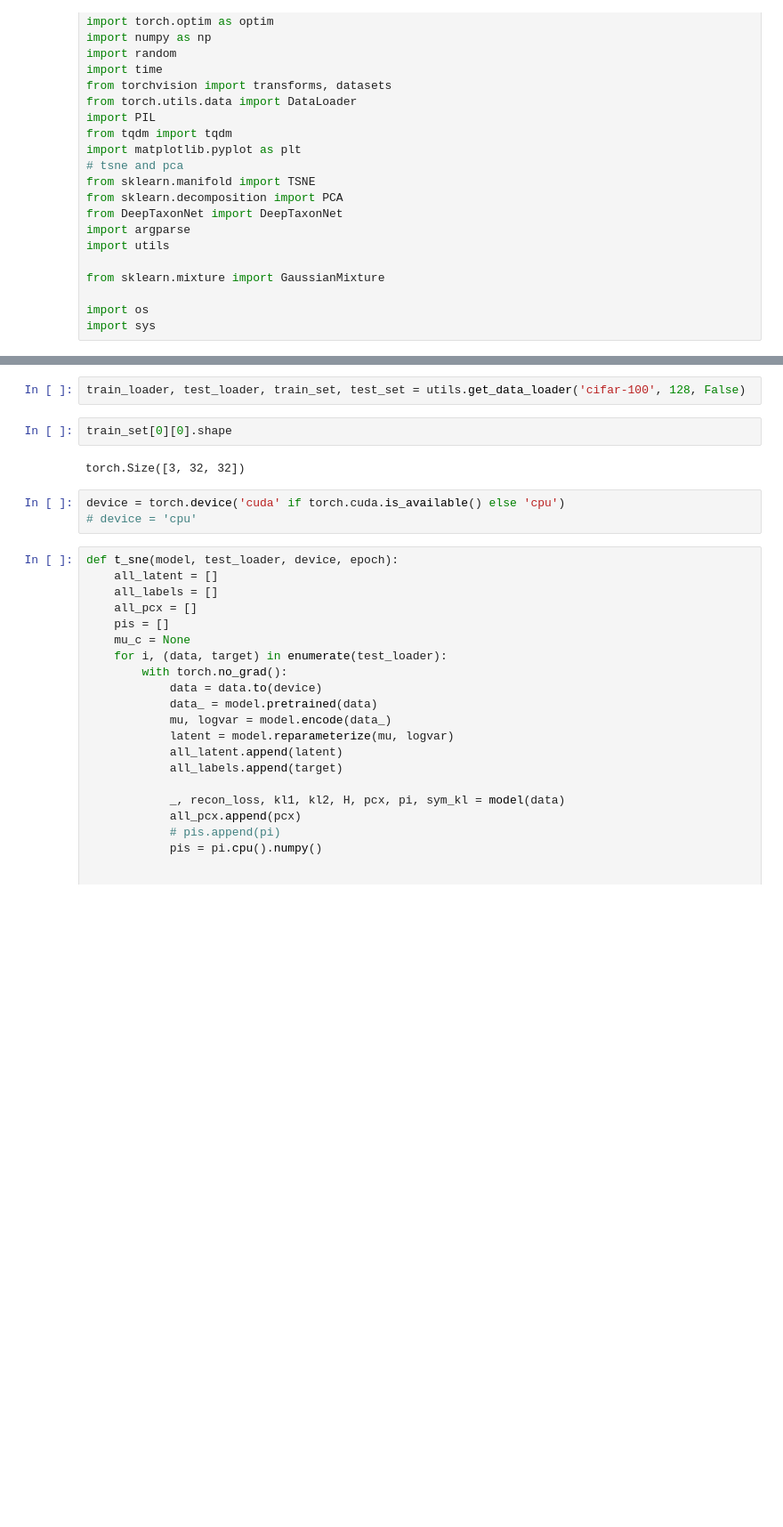
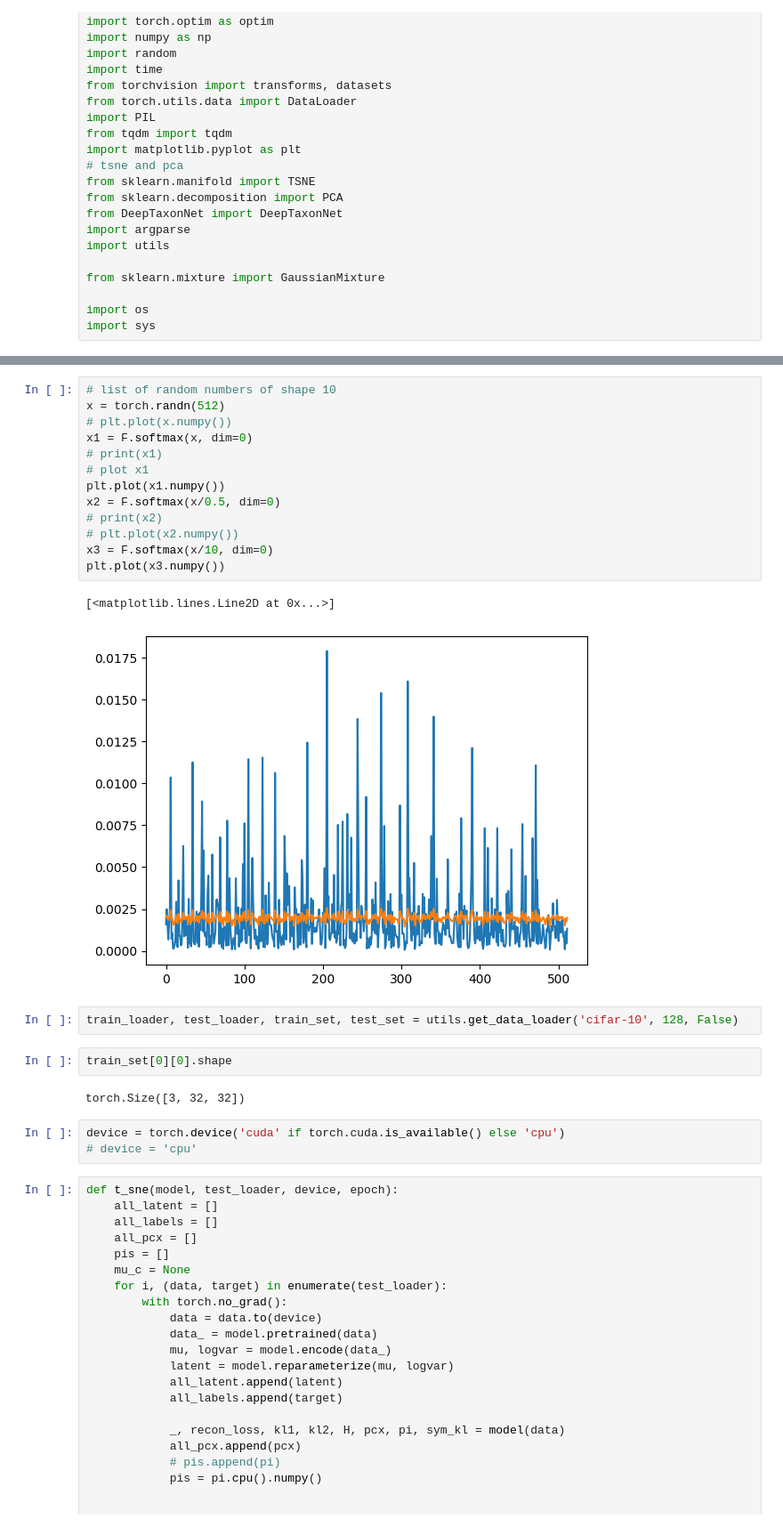
Before and after one commit to Teachable-AI-Lab/unsupervised-prototypes, a Jupyter notebook: GMM-exp.ipynb, the cells around one changed output, grey strips where cells are left out. Shown at 89% size. Saved outputs shown, nothing was run; the diff lists cells and outputs as text; blank space fills up the shorter version.

```diff
--- a/GMM-exp.ipynb
+++ b/GMM-exp.ipynb
@@ -28,5 +152,21 @@ import sys
+# %%
+# list of random numbers of shape 10
+x = torch.randn(512)
+# plt.plot(x.numpy())
+x1 = F.softmax(x, dim=0)
+# print(x1)
+# plot x1
+plt.plot(x1.numpy())
+x2 = F.softmax(x/0.5, dim=0)
+# print(x2)
+# plt.plot(x2.numpy())
+x3 = F.softmax(x/10, dim=0)
+plt.plot(x3.numpy())
+# %% [output]
+[<matplotlib.lines.Line2D at 0x...>]
+[figure, added]
 # %%
-train_loader, test_loader, train_set, test_set = utils.get_data_loader('cifar-100', 128, False)
+train_loader, test_loader, train_set, test_set = utils.get_data_loader('cifar-10', 128, False)
 # %%
 train_set[0][0].shape
 # %% [output]
```
Also changed, not shown: parts of 4 cells of this notebook, 26 other files.
